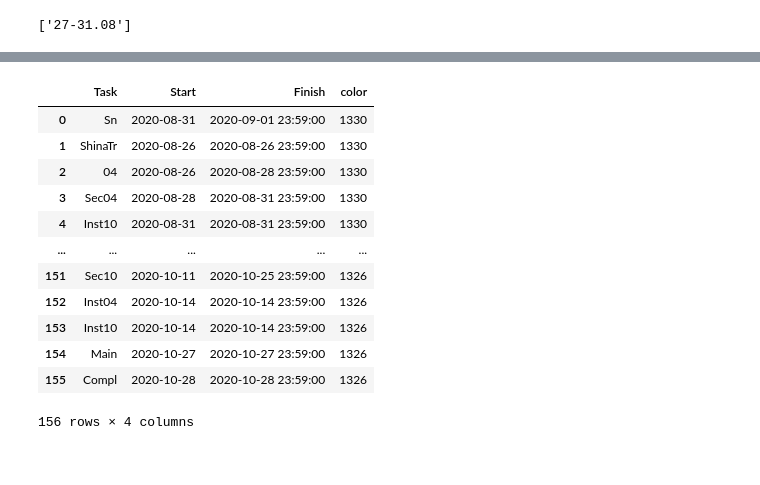
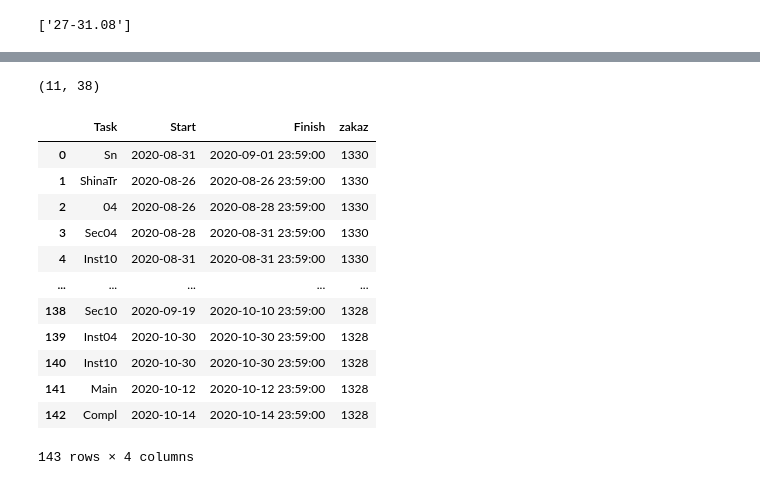
Before and after one commit to TimurKarev/Plan, a Jupyter notebook: test.ipynb, the cells around one changed output, grey strips where cells are left out. Saved outputs shown, nothing was run; the diff lists cells and outputs as text; code cells hidden in the pictures.

```diff
--- a/test.ipynb
+++ b/test.ipynb
@@ -13,6 +16,6 @@ import plan_var as V
 # %%
 #ПП 25.08.2020
 # %%
-data = pd.read_excel('ПП 25.08.2020.xlsx', sheet_name='2020', index_col=1)
+data = pd.read_excel('план.xlsx', sheet_name='2020', index_col=0)
 data.head(15)
 # %% [output]
@@ -118,32 +95,36 @@ d
+# %%
+d.shape
+# %% [output]
+(11, 38)
 # %%
-dd = d.iloc[0:]
+dd = d.iloc[0:10]
 
 data = pd.DataFrame()
 
 for ser in dd.iloc:
     i = 0
     while i < len(ser) - 2:
         if type(ser[i]) == pd._libs.tslibs.timestamps.Timestamp:
             data = data.append(pd.DataFrame([dict(Task=ser.index[i][2:],
                                                 Start=ser[i],
                                                 Finish=ser[i+1] + timedelta(hours=23, minutes=59),
                                                 zakaz=ser.name)]), ignore_index=True)
             i+=1
         i+=1
 
 data
 # %% [output]
-|  | Task | Start | Finish | color |
+|  | Task | Start | Finish | zakaz |
 | 0 | Sn | 2020-08-31 | 2020-09-01 23:59:00 | 1330 |
 | 1 | ShinaTr | 2020-08-26 | 2020-08-26 23:59:00 | 1330 |
 | 2 | 04 | 2020-08-26 | 2020-08-28 23:59:00 | 1330 |
 | 3 | Sec04 | 2020-08-28 | 2020-08-31 23:59:00 | 1330 |
 | 4 | Inst10 | 2020-08-31 | 2020-08-31 23:59:00 | 1330 |
 | ... | ... | ... | ... | ... |
-| 151 | Sec10 | 2020-10-11 | 2020-10-25 23:59:00 | 1326 |
-| 152 | Inst04 | 2020-10-14 | 2020-10-14 23:59:00 | 1326 |
-| 153 | Inst10 | 2020-10-14 | 2020-10-14 23:59:00 | 1326 |
-| 154 | Main | 2020-10-27 | 2020-10-27 23:59:00 | 1326 |
-| 155 | Compl | 2020-10-28 | 2020-10-28 23:59:00 | 1326 |
+| 138 | Sec10 | 2020-09-19 | 2020-10-10 23:59:00 | 1328 |
+| 139 | Inst04 | 2020-10-30 | 2020-10-30 23:59:00 | 1328 |
+| 140 | Inst10 | 2020-10-30 | 2020-10-30 23:59:00 | 1328 |
+| 141 | Main | 2020-10-12 | 2020-10-12 23:59:00 | 1328 |
+| 142 | Compl | 2020-10-14 | 2020-10-14 23:59:00 | 1328 |
-156 rows × 4 columns
+143 rows × 4 columns
 # %%
```
Also changed, not shown: parts of 9 cells of this notebook, 2 other files.
